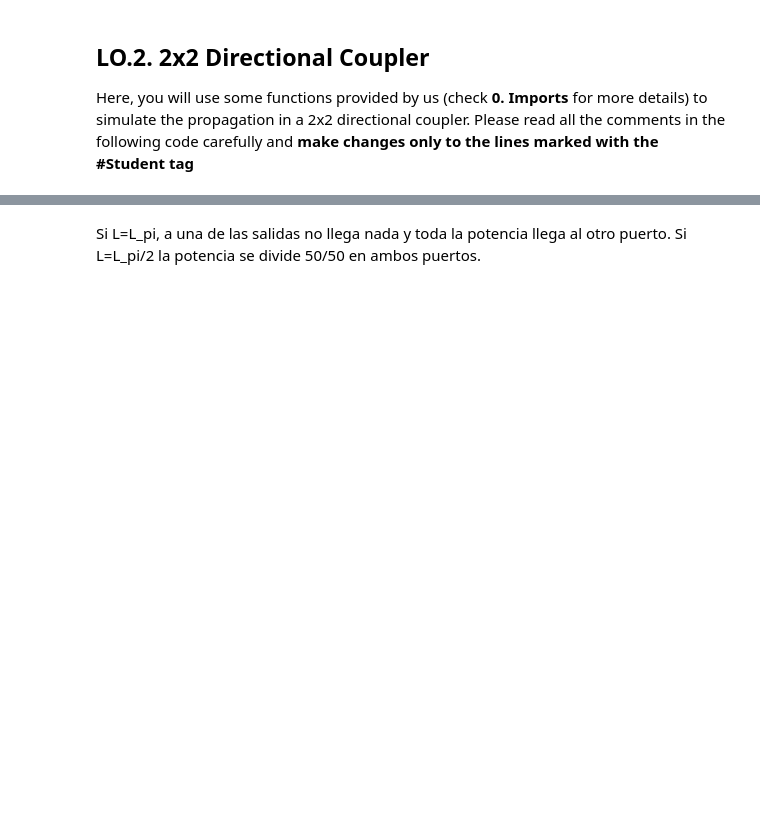
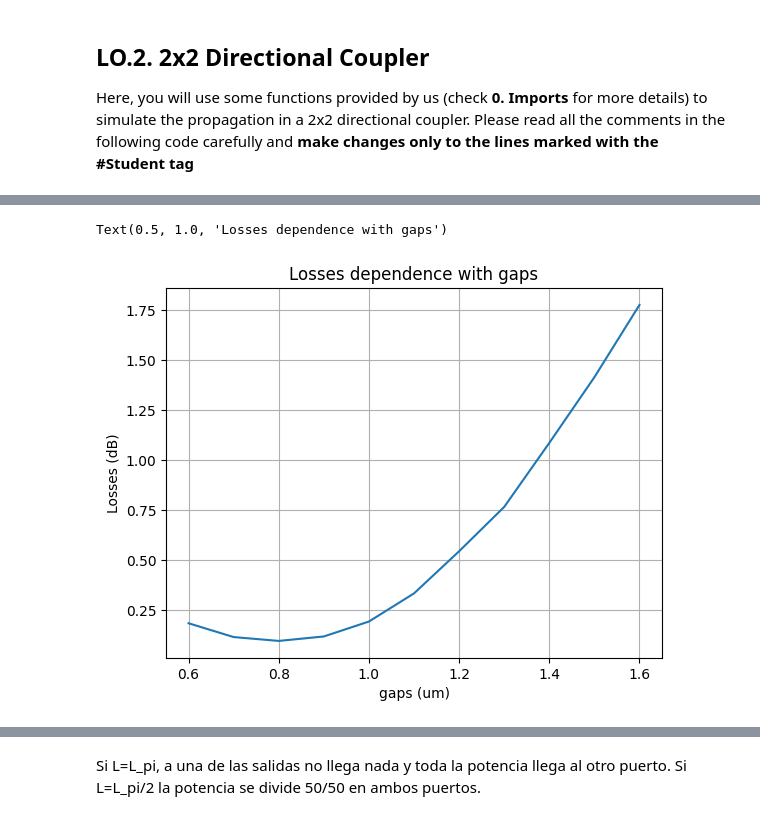
Before and after one commit to davidalcarria/pic-upv-lab2, a Jupyter notebook: COUPLERS_Student.ipynb, the cells around one changed output, grey strips where cells are left out. Cells and saved outputs as stored; diff of their text form; code cells hidden in the pictures; blank space fills up the shorter version.

```diff
--- a/COUPLERS_Student.ipynb
+++ b/COUPLERS_Student.ipynb
@@ -161,0 +162,13 @@ Ratio over OUTs ['0.0011', '0.9989']
+# %%
+gaps = np.array([0.6,0.7,0.8,.9,1,1.1,1.2,1.3,1.4,1.5,1.6])
+losses = np.array([0.1851,0.1161,0.0968,0.1191,0.1938,0.3345,0.5452,0.7669,1.0870,1.4155,1.7769])
+ratio = np.array([0.9987,0.9989,0.9990,0.9992,0.9994,0.9995,0.9996,0.9997,0.9997,0.9997,0.9999])
+
+plt.plot(gaps,losses)
+plt.grid()
+plt.xlabel('gaps (um)')
+plt.ylabel('Losses (dB)')
+plt.title('Losses dependence with gaps')
+# %% [output]
+Text(0.5, 1.0, 'Losses dependence with gaps')
+[figure, added]
```
Also changed, not shown: parts of 8 cells of this notebook.
